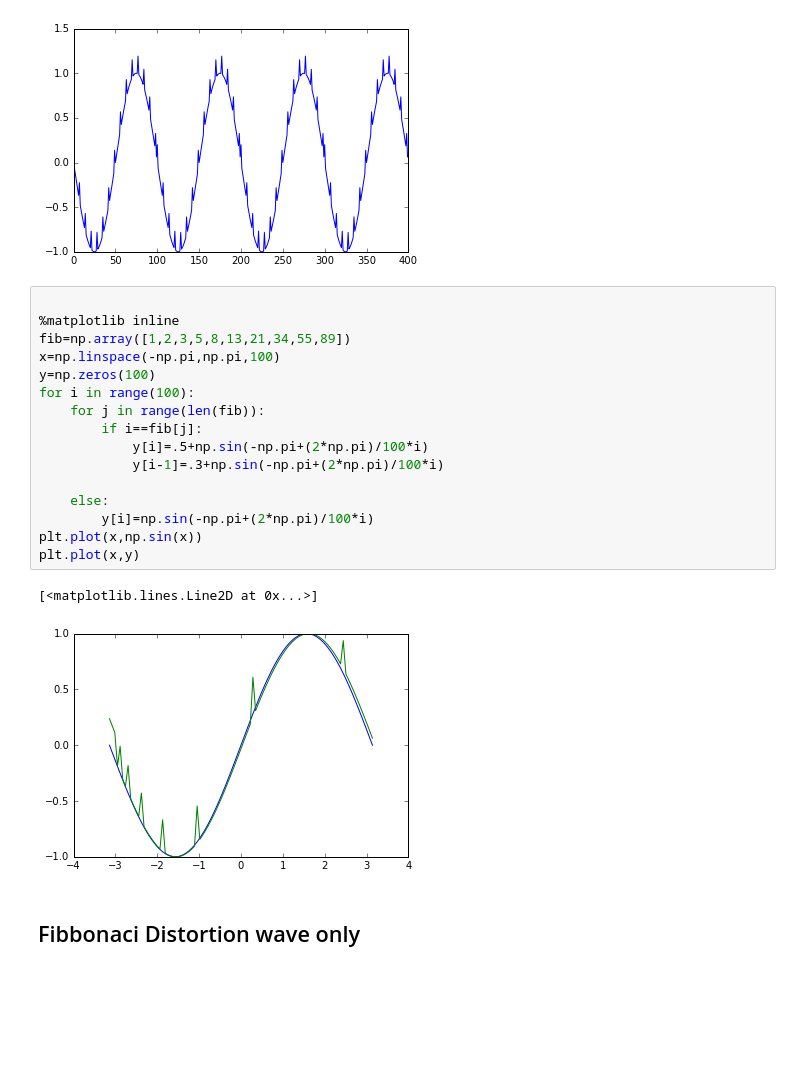
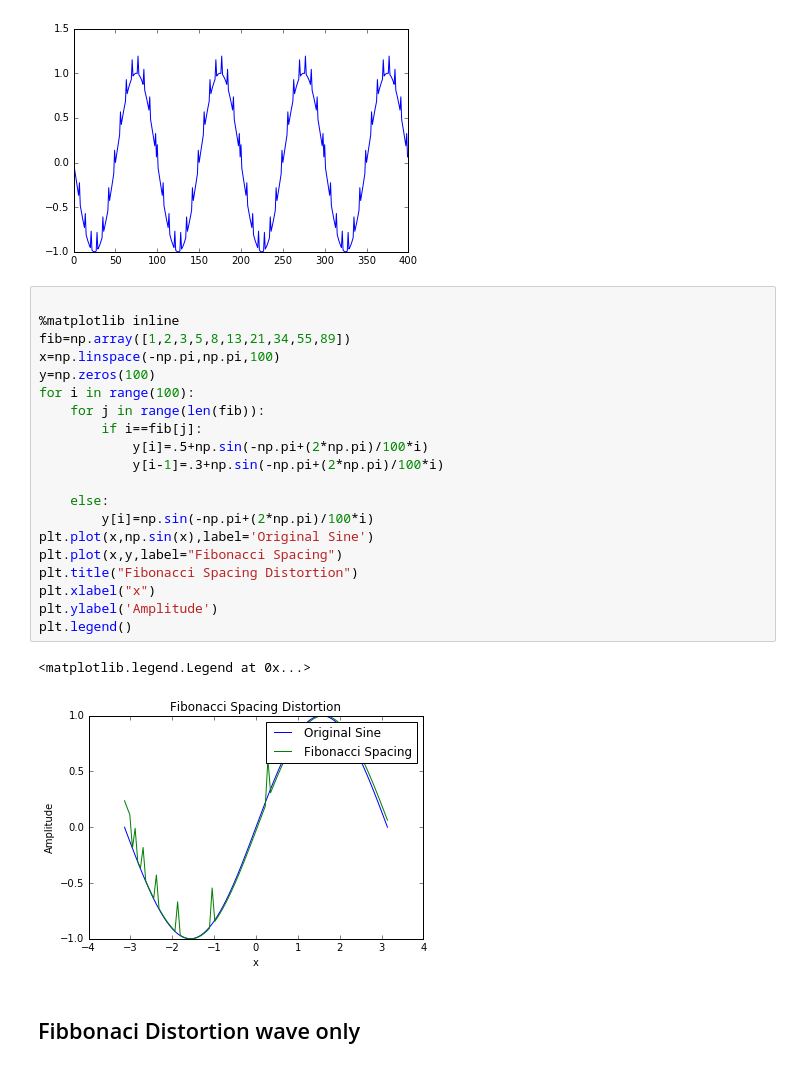
Before and after one commit to ASU-CompMethodsPhysics-PHY494/final-digital-signal-processor, a Jupyter notebook: Trevor_work_post/Trevor_work_longer.ipynb, the cells around one changed output. Cells and saved outputs as stored; diff of their text form; blank space fills up the shorter version.

```diff
--- a/Trevor_work_post/Trevor_work_longer.ipynb
+++ b/Trevor_work_post/Trevor_work_longer.ipynb
@@ -104,22 +108,26 @@ plt.plot(y)
 # %%
 
 %matplotlib inline
 fib=np.array([1,2,3,5,8,13,21,34,55,89])
 x=np.linspace(-np.pi,np.pi,100)
 y=np.zeros(100)
 for i in range(100):
     for j in range(len(fib)):
         if i==fib[j]:
             y[i]=.5+np.sin(-np.pi+(2*np.pi)/100*i)
             y[i-1]=.3+np.sin(-np.pi+(2*np.pi)/100*i)
 
     else:
         y[i]=np.sin(-np.pi+(2*np.pi)/100*i)
-plt.plot(x,np.sin(x))
-plt.plot(x,y)
+plt.plot(x,np.sin(x),label='Original Sine')
+plt.plot(x,y,label="Fibonacci Spacing")
+plt.title("Fibonacci Spacing Distortion")
+plt.xlabel("x")
+plt.ylabel('Amplitude')
+plt.legend()
 # %% [output]
-[<matplotlib.lines.Line2D at 0x...>]
+<matplotlib.legend.Legend at 0x...>
-[figure, old version]
+[figure, new version]
 # %% [markdown]
 ## Fibbonaci Distortion wave only
 # %%
```
Also changed, not shown: parts of 6 cells of this notebook.
